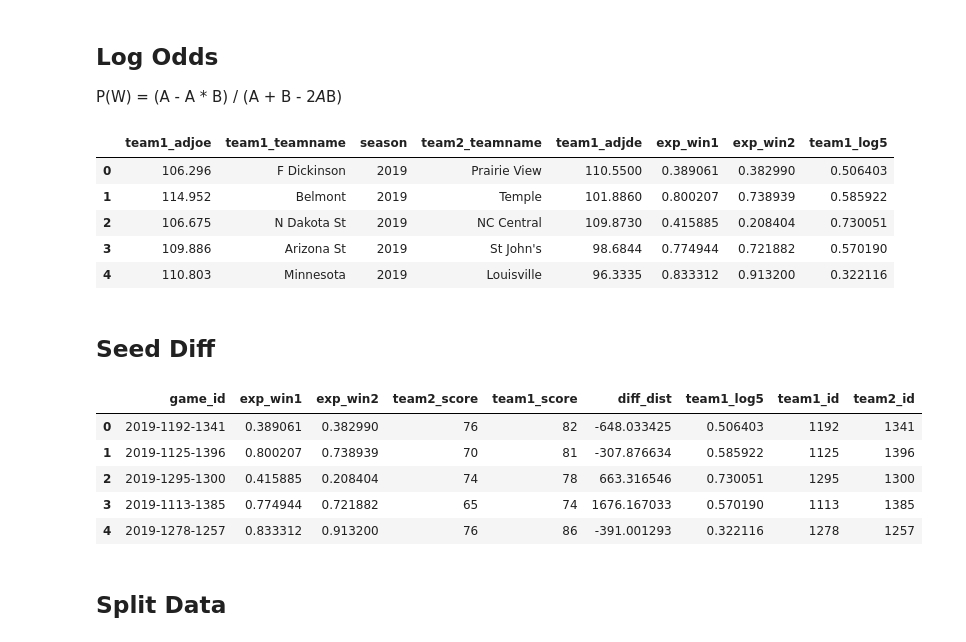
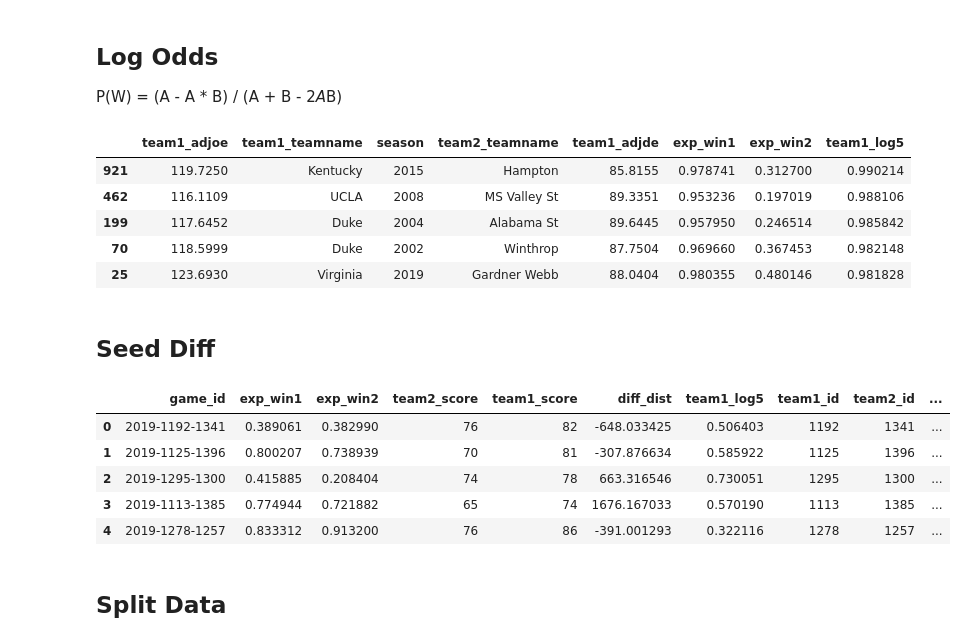
Before and after one commit to TravisRPetersen/march-data-crunch-madness, a Jupyter notebook: March_Madness_Predictions_Tutorial_2022.ipynb, the cells around one changed output. Saved outputs shown, nothing was run; the diff lists cells and outputs as text; code cells hidden in the pictures.

```diff
--- a/March_Madness_Predictions_Tutorial_2022.ipynb
+++ b/March_Madness_Predictions_Tutorial_2022.ipynb
@@ -52,27 +69,30 @@ P(W) = (A - A * B) / (A + B - 2*A*B)
 # %%
 mm_data['team1_log5'] = (mm_data['exp_win1'] - (mm_data['exp_win1']*mm_data['exp_win2']))/ (mm_data['exp_win1']+mm_data['exp_win2']-(2*mm_data['exp_win1']*mm_data['exp_win2']))
 # %%
-mm_data[['team1_adjoe','team1_teamname','season','team2_teamname','team1_adjde','exp_win1','exp_win2','team1_log5']].head()
+(mm_data
+ [['team1_adjoe','team1_teamname','season','team2_teamname','team1_adjde','exp_win1','exp_win2','team1_log5']]
+ .sort_values("team1_log5", ascending=False).head())
 # %% [output]
 |  | team1_adjoe | team1_teamname | season | team2_teamname | team1_adjde | exp_win1 | exp_win2 | team1_log5 |
-| 0 | 106.296 | F Dickinson | 2019 | Prairie View | 110.5500 | 0.389061 | 0.382990 | 0.506403 |
-| 1 | 114.952 | Belmont | 2019 | Temple | 101.8860 | 0.800207 | 0.738939 | 0.585922 |
-| 2 | 106.675 | N Dakota St | 2019 | NC Central | 109.8730 | 0.415885 | 0.208404 | 0.730051 |
-| 3 | 109.886 | Arizona St | 2019 | St John's | 98.6844 | 0.774944 | 0.721882 | 0.570190 |
-| 4 | 110.803 | Minnesota | 2019 | Louisville | 96.3335 | 0.833312 | 0.913200 | 0.322116 |
+| 921 | 119.7250 | Kentucky | 2015 | Hampton | 85.8155 | 0.978741 | 0.312700 | 0.990214 |
+| 462 | 116.1109 | UCLA | 2008 | MS Valley St | 89.3351 | 0.953236 | 0.197019 | 0.988106 |
+| 199 | 117.6452 | Duke | 2004 | Alabama St | 89.6445 | 0.957950 | 0.246514 | 0.985842 |
+| 70 | 118.5999 | Duke | 2002 | Winthrop | 87.7504 | 0.969660 | 0.367453 | 0.982148 |
+| 25 | 123.6930 | Virginia | 2019 | Gardner Webb | 88.0404 | 0.980355 | 0.480146 | 0.981828 |
 # %% [markdown]
 ## Seed Diff
 # %%
 mm_data['seed_diff'] = mm_data['team1_seed'] - mm_data['team2_seed']
 # %%
-mm_data[['game_id','exp_win1','exp_win2','team2_score','team1_score','diff_dist','team1_log5','team1_id','team2_id']].head()
+mm_data[['game_id','exp_win1','exp_win2','team2_score',
+         'team1_score','diff_dist','team1_log5','team1_id','team2_id','team1_seed','team2_seed','seed_diff']].head()
 # %% [output]
-|  | game_id | exp_win1 | exp_win2 | team2_score | team1_score | diff_dist | team1_log5 | team1_id | team2_id |
-| 0 | 2019-1192-1341 | 0.389061 | 0.382990 | 76 | 82 | -648.033425 | 0.506403 | 1192 | 1341 |
-| 1 | 2019-1125-1396 | 0.800207 | 0.738939 | 70 | 81 | -307.876634 | 0.585922 | 1125 | 1396 |
-| 2 | 2019-1295-1300 | 0.415885 | 0.208404 | 74 | 78 | 663.316546 | 0.730051 | 1295 | 1300 |
-| 3 | 2019-1113-1385 | 0.774944 | 0.721882 | 65 | 74 | 1676.167033 | 0.570190 | 1113 | 1385 |
-| 4 | 2019-1278-1257 | 0.833312 | 0.913200 | 76 | 86 | -391.001293 | 0.322116 | 1278 | 1257 |
+|  | game_id | exp_win1 | exp_win2 | team2_score | team1_score | diff_dist | team1_log5 | team1_id | team2_id | ... |
+| 0 | 2019-1192-1341 | 0.389061 | 0.382990 | 76 | 82 | -648.033425 | 0.506403 | 1192 | 1341 | ... |
+| 1 | 2019-1125-1396 | 0.800207 | 0.738939 | 70 | 81 | -307.876634 | 0.585922 | 1125 | 1396 | ... |
+| 2 | 2019-1295-1300 | 0.415885 | 0.208404 | 74 | 78 | 663.316546 | 0.730051 | 1295 | 1300 | ... |
+| 3 | 2019-1113-1385 | 0.774944 | 0.721882 | 65 | 74 | 1676.167033 | 0.570190 | 1113 | 1385 | ... |
+| 4 | 2019-1278-1257 | 0.833312 | 0.913200 | 76 | 86 | -391.001293 | 0.322116 | 1278 | 1257 | ... |
 # %% [markdown]
 ## Split Data
 # %%
```
Also changed, not shown: parts of 30 cells of this notebook.
